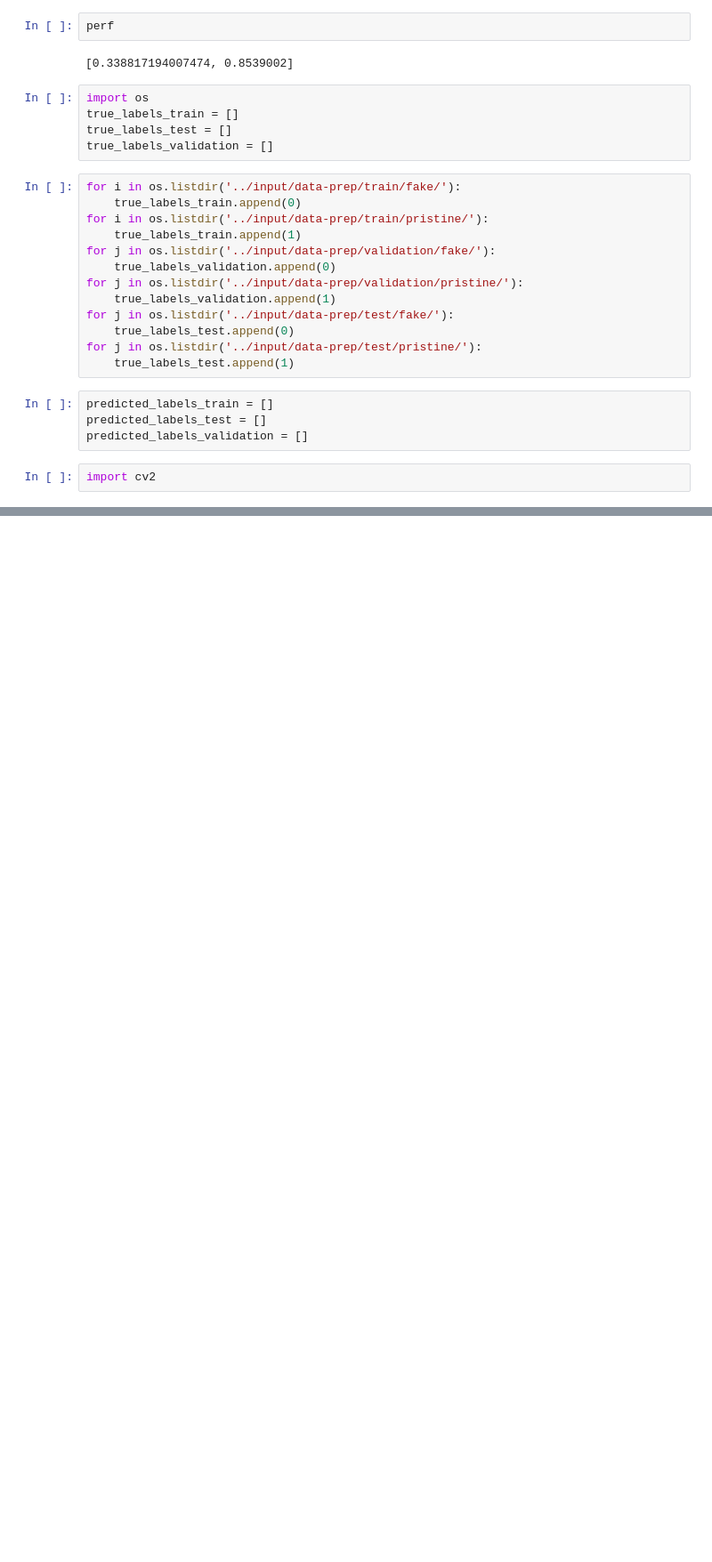
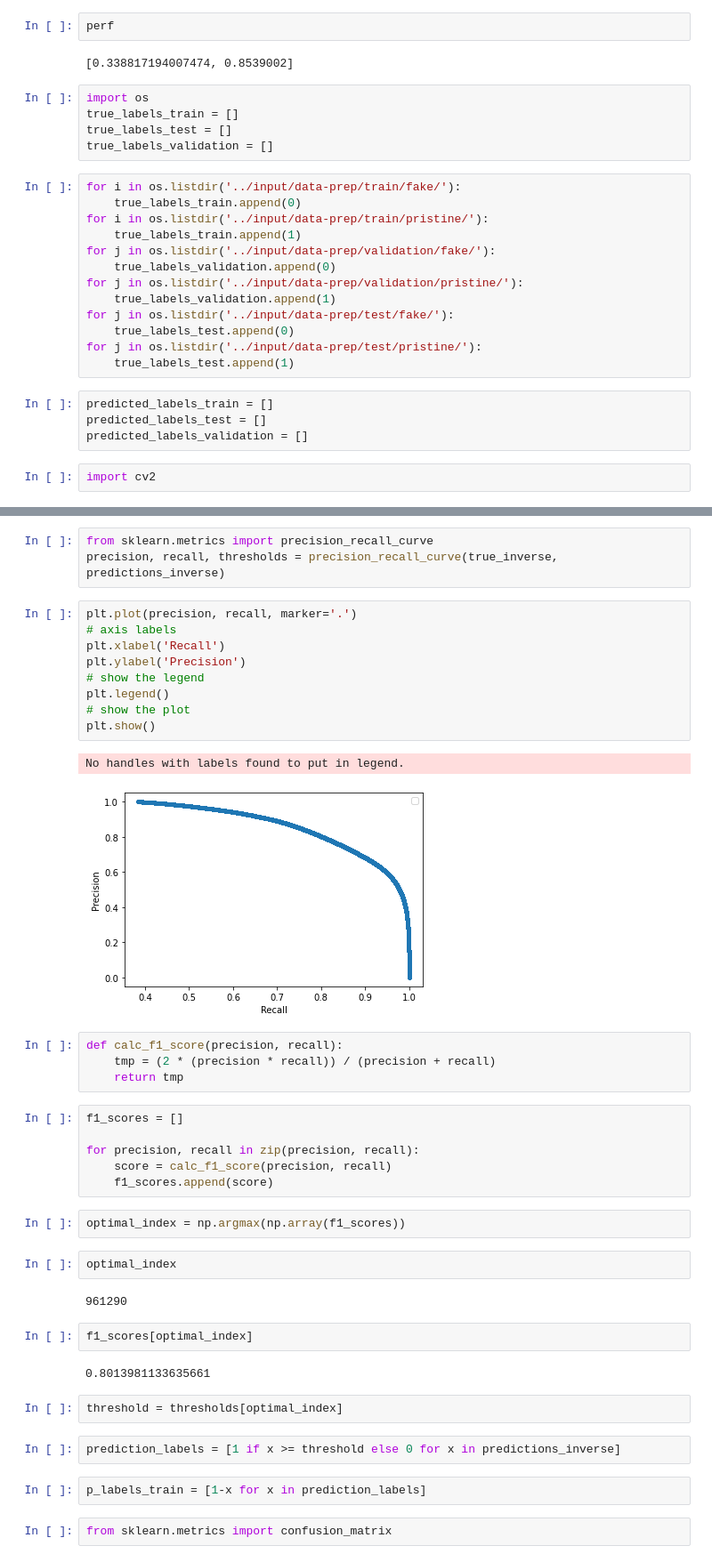
Before and after one commit to durgakiran/imageforgerydetection, a Jupyter notebook: notebooks/SCNN.ipynb, the cells around one changed output, grey strips where cells are left out. Shown at 89% size. Drawn from its saved outputs; the diff is of its cells as text; blank space fills up the shorter version.

```diff
--- a/notebooks/SCNN.ipynb
+++ b/notebooks/SCNN.ipynb
@@ -285,0 +405,43 @@ def patch_generation(img: str):
+# %%
+from sklearn.metrics import precision_recall_curve
+precision, recall, thresholds = precision_recall_curve(true_inverse, predictions_inverse)
+# %%
+plt.plot(precision, recall, marker='.')
+# axis labels
+plt.xlabel('Recall')
+plt.ylabel('Precision')
+# show the legend
+plt.legend()
+# show the plot
+plt.show()
+# %% [output]
+No handles with labels found to put in legend.
+[figure, added]
+# %%
+def calc_f1_score(precision, recall):
+    tmp = (2 * (precision * recall)) / (precision + recall)
+    return tmp
+# %%
+f1_scores = []
+
+for precision, recall in zip(precision, recall):
+    score = calc_f1_score(precision, recall)
+    f1_scores.append(score)
+# %%
+optimal_index = np.argmax(np.array(f1_scores))
+# %%
+optimal_index
+# %% [output]
+961290
+# %%
+f1_scores[optimal_index]
+# %% [output]
+0.8013981133635661
+# %%
+threshold = thresholds[optimal_index]
+# %%
+prediction_labels = [1 if x >= threshold else 0 for x in predictions_inverse]
+# %%
+p_labels_train = [1-x for x in prediction_labels]
+# %%
+from sklearn.metrics import confusion_matrix
```
Also changed, not shown: parts of 26 cells of this notebook, 1 other file.
